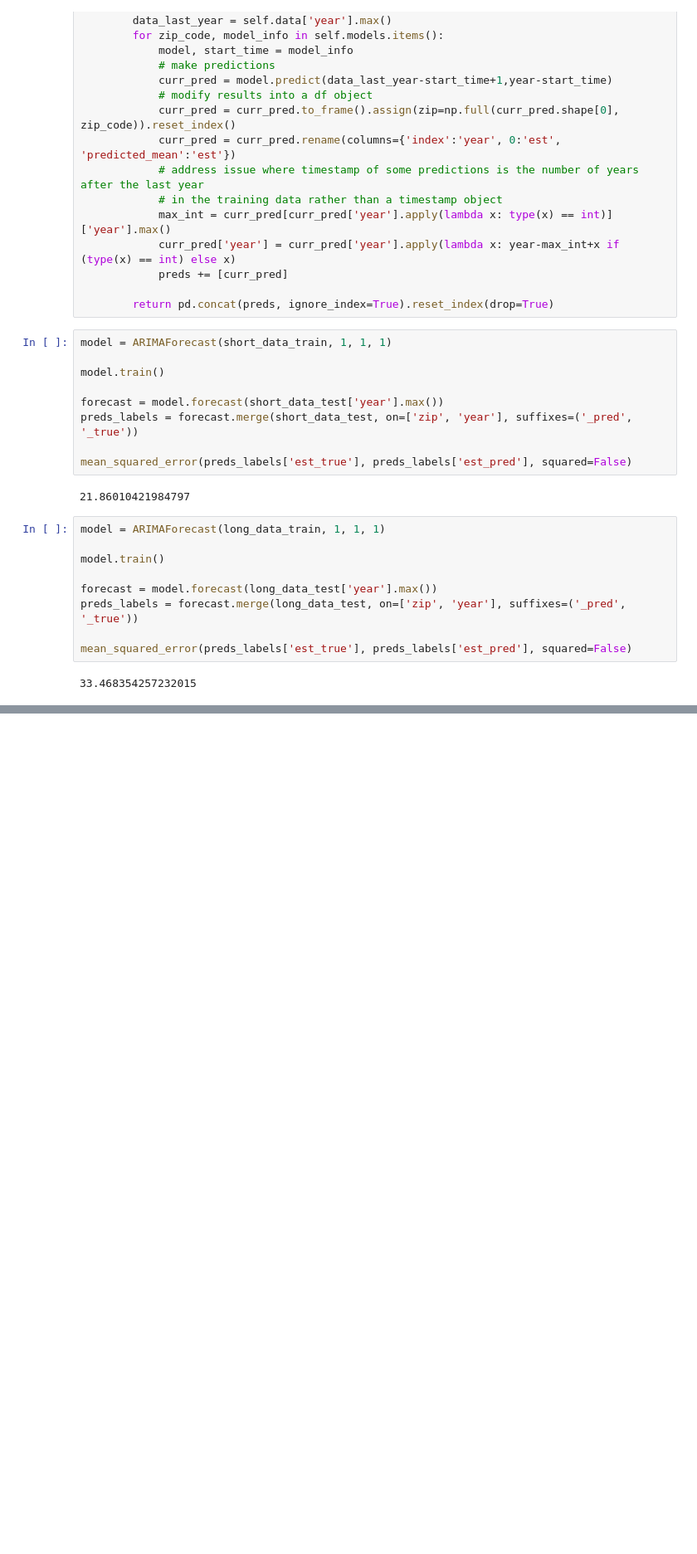
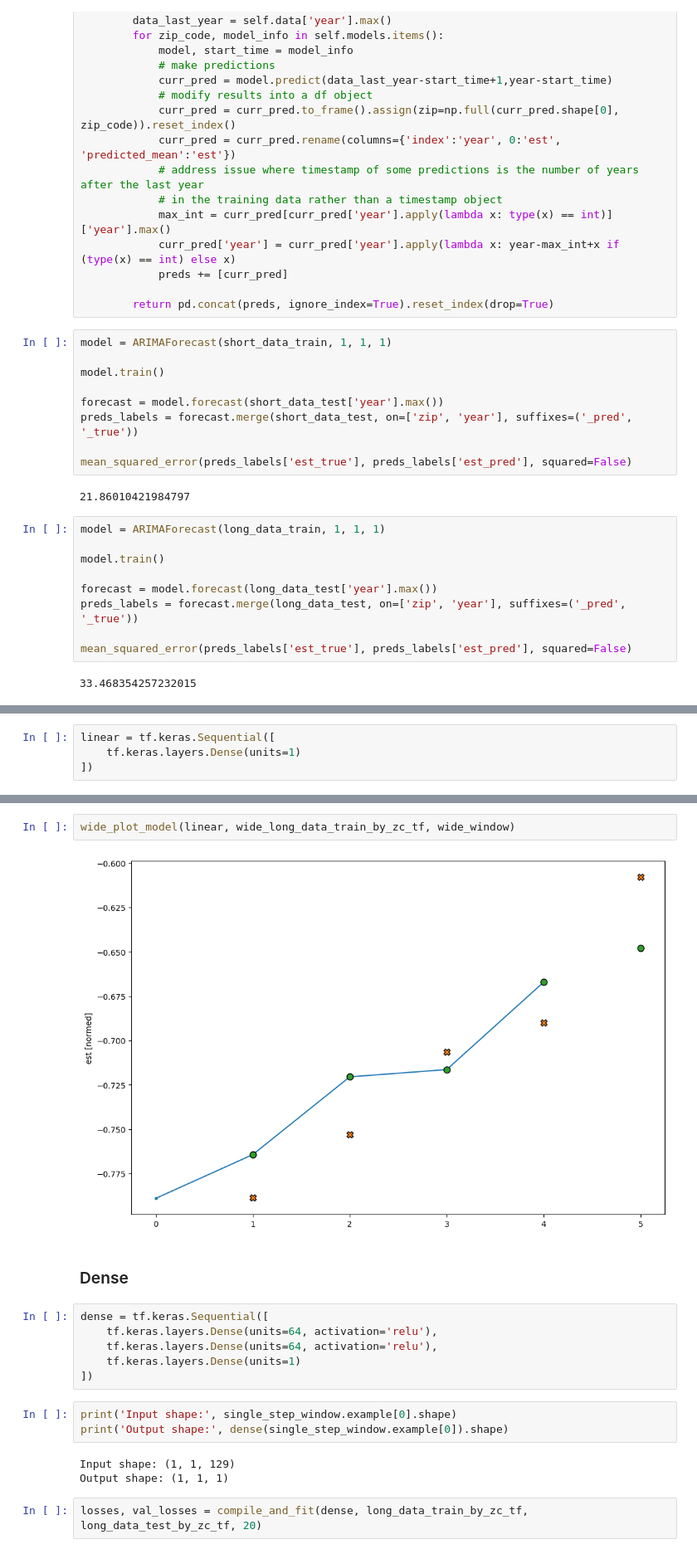
Before and after one commit to inno-apfel/DSC180A-Q1-Project, a Jupyter notebook: notebooks/development/final_model_eval.ipynb, the cells around one changed output, grey strips where cells are left out. Shown at 83% size. Drawn from its saved outputs; the diff is of its cells as text; blank space fills up the shorter version.

```diff
--- a/notebooks/development/final_model_eval.ipynb
+++ b/notebooks/development/final_model_eval.ipynb
@@ -378,0 +676,4 @@ mean_squared_error(preds_labels['est_true'], preds_labels['est_pred'], squared=F
+# %%
+linear = tf.keras.Sequential([
+    tf.keras.layers.Dense(units=1)
+])
@@ -378,0 +698,20 @@ mean_squared_error(preds_labels['est_true'], preds_labels['est_pred'], squared=F
+# %%
+wide_plot_model(linear, wide_long_data_train_by_zc_tf, wide_window)
+# %% [output]
+[figure, added]
+# %% [markdown]
+### Dense
+# %%
+dense = tf.keras.Sequential([
+    tf.keras.layers.Dense(units=64, activation='relu'),
+    tf.keras.layers.Dense(units=64, activation='relu'),
+    tf.keras.layers.Dense(units=1)
+])
+# %%
+print('Input shape:', single_step_window.example[0].shape)
+print('Output shape:', dense(single_step_window.example[0]).shape)
+# %% [output]
+Input shape: (1, 1, 129)
+Output shape: (1, 1, 1)
+# %%
+losses, val_losses = compile_and_fit(dense, long_data_train_by_zc_tf, long_data_test_by_zc_tf, 20)
```
Also changed, not shown: parts of 77 cells of this notebook.
